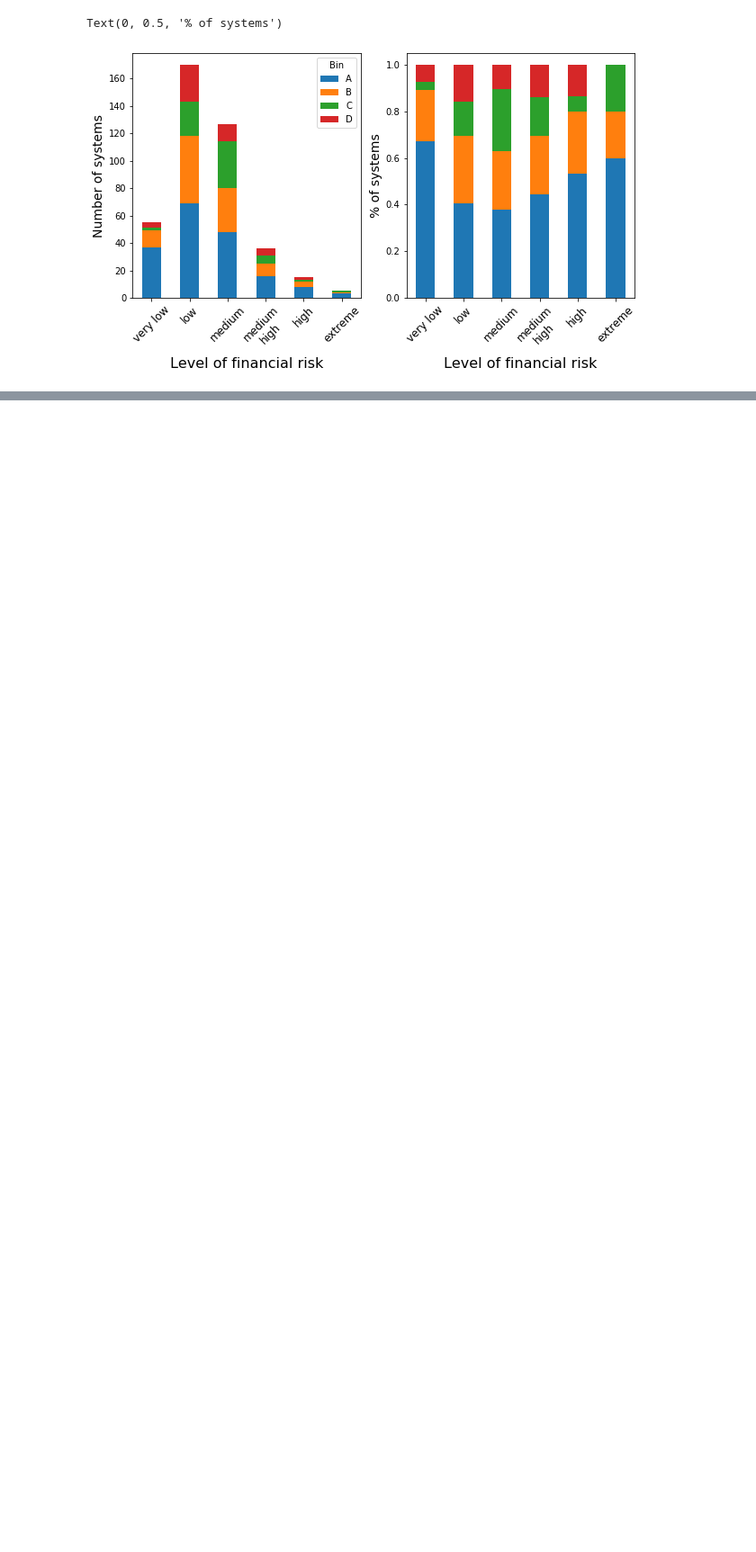
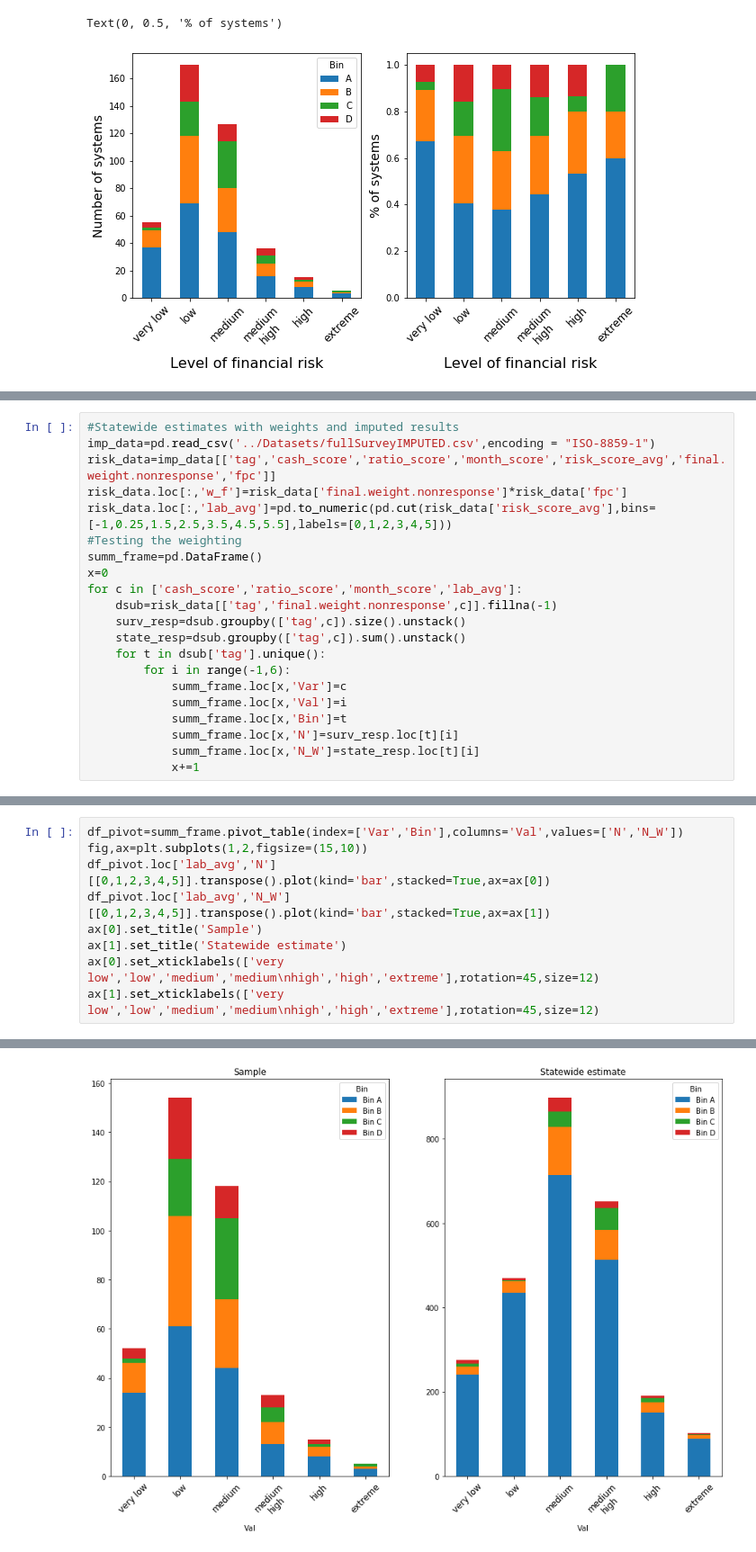
Before and after one commit to ScottCoffin/EconImpact, a Jupyter notebook: Python/Data Processing.ipynb, the cells around one changed output, grey strips where cells are left out. Shown: that part at 90% size. Cells and saved outputs as stored; diff of their text form; blank space fills up the shorter version.

Commit message:
Testing statewide extrapolation

```diff
--- a/Python/Data Processing.ipynb
+++ b/Python/Data Processing.ipynb
@@ -356,0 +330,21 @@ q5_norm
+# %%
+#Statewide estimates with weights and imputed results
+imp_data=pd.read_csv('../Datasets/fullSurveyIMPUTED.csv',encoding = "ISO-8859-1")
+risk_data=imp_data[['tag','cash_score','ratio_score','month_score','risk_score_avg','final.weight.nonresponse','fpc']]
+risk_data.loc[:,'w_f']=risk_data['final.weight.nonresponse']*risk_data['fpc']
+risk_data.loc[:,'lab_avg']=pd.to_numeric(pd.cut(risk_data['risk_score_avg'],bins=[-1,0.25,1.5,2.5,3.5,4.5,5.5],labels=[0,1,2,3,4,5]))
+#Testing the weighting
+summ_frame=pd.DataFrame()
+x=0
+for c in ['cash_score','ratio_score','month_score','lab_avg']:
+    dsub=risk_data[['tag','final.weight.nonresponse',c]].fillna(-1)
+    surv_resp=dsub.groupby(['tag',c]).size().unstack()
+    state_resp=dsub.groupby(['tag',c]).sum().unstack()
+    for t in dsub['tag'].unique():
+        for i in range(-1,6):
+            summ_frame.loc[x,'Var']=c
+            summ_frame.loc[x,'Val']=i
+            summ_frame.loc[x,'Bin']=t
+            summ_frame.loc[x,'N']=surv_resp.loc[t][i]
+            summ_frame.loc[x,'N_W']=state_resp.loc[t][i]
+            x+=1
@@ -356,0 +353,10 @@ q5_norm
+# %%
+df_pivot=summ_frame.pivot_table(index=['Var','Bin'],columns='Val',values=['N','N_W'])
+fig,ax=plt.subplots(1,2,figsize=(15,10))
+df_pivot.loc['lab_avg','N'][[0,1,2,3,4,5]].transpose().plot(kind='bar',stacked=True,ax=ax[0])
+df_pivot.loc['lab_avg','N_W'][[0,1,2,3,4,5]].transpose().plot(kind='bar',stacked=True,ax=ax[1])
+ax[0].set_title('Sample')
+ax[1].set_title('Statewide estimate')
+ax[0].set_xticklabels(['very low','low','medium','medium\nhigh','high','extreme'],rotation=45,size=12)
+ax[1].set_xticklabels(['very low','low','medium','medium\nhigh','high','extreme'],rotation=45,size=12)
+# %% [output]
@@ -356,0 +369 @@ q5_norm
+[figure, added]
```
Also changed, not shown: parts of 4 cells of this notebook, 1 other file.
